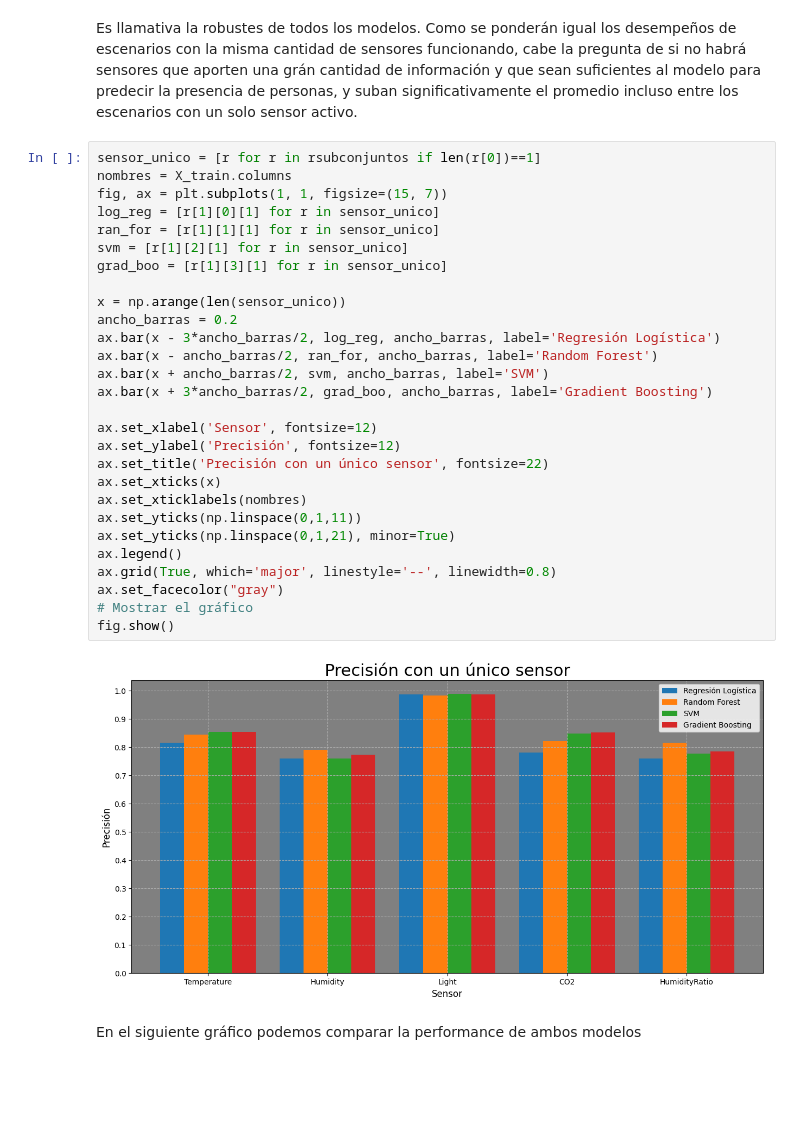
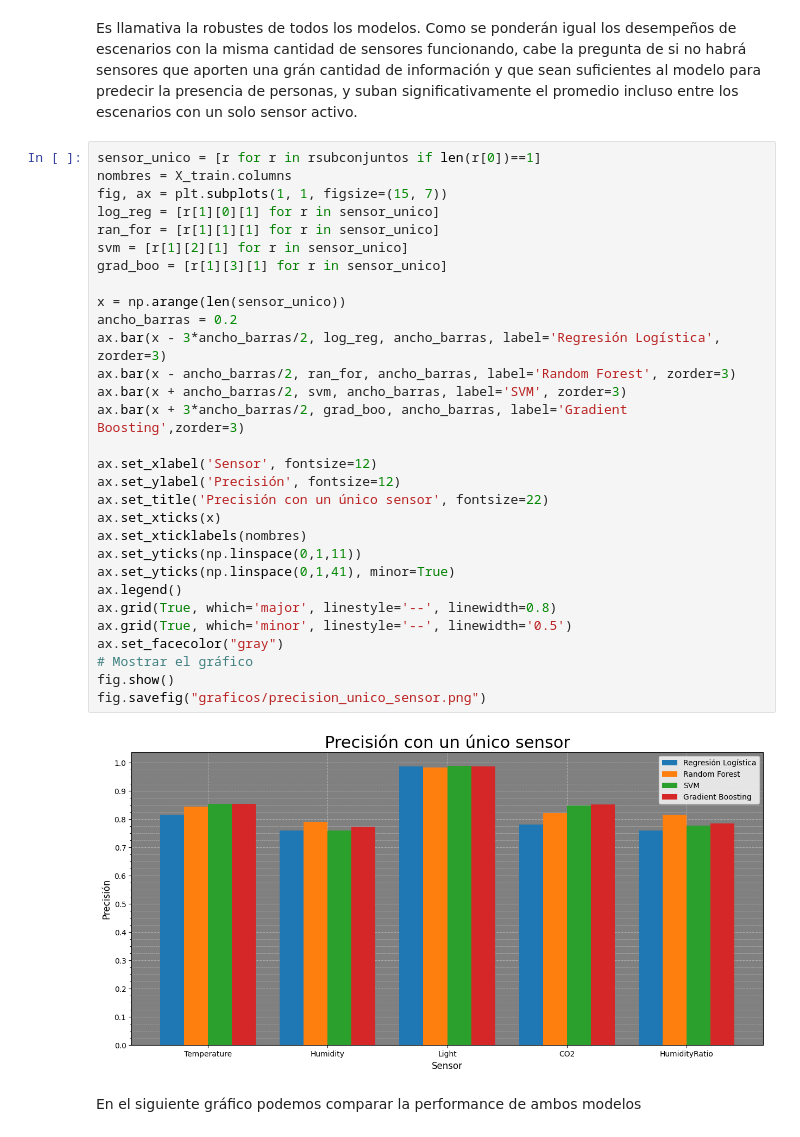
Before and after one commit to carlucho1/CONAIISI-2024-2, a Jupyter notebook: CONAIISI2024B.ipynb, the cells around one changed output. Cells and saved outputs as stored; diff of their text form; blank space fills up the shorter version.

```diff
--- a/CONAIISI2024B.ipynb
+++ b/CONAIISI2024B.ipynb
@@ -317,33 +394,35 @@ Es llamativa la robustes de todos los modelos. Como se ponderán igual los desem
 # %%
 sensor_unico = [r for r in rsubconjuntos if len(r[0])==1]
 nombres = X_train.columns
 fig, ax = plt.subplots(1, 1, figsize=(15, 7))
 log_reg = [r[1][0][1] for r in sensor_unico]
 ran_for = [r[1][1][1] for r in sensor_unico]
 svm = [r[1][2][1] for r in sensor_unico]
 grad_boo = [r[1][3][1] for r in sensor_unico]
 
 x = np.arange(len(sensor_unico))
 ancho_barras = 0.2
-ax.bar(x - 3*ancho_barras/2, log_reg, ancho_barras, label='Regresión Logística')
-ax.bar(x - ancho_barras/2, ran_for, ancho_barras, label='Random Forest')
-ax.bar(x + ancho_barras/2, svm, ancho_barras, label='SVM')
-ax.bar(x + 3*ancho_barras/2, grad_boo, ancho_barras, label='Gradient Boosting')
+ax.bar(x - 3*ancho_barras/2, log_reg, ancho_barras, label='Regresión Logística', zorder=3)
+ax.bar(x - ancho_barras/2, ran_for, ancho_barras, label='Random Forest', zorder=3)
+ax.bar(x + ancho_barras/2, svm, ancho_barras, label='SVM', zorder=3)
+ax.bar(x + 3*ancho_barras/2, grad_boo, ancho_barras, label='Gradient Boosting',zorder=3)
 
 ax.set_xlabel('Sensor', fontsize=12)
 ax.set_ylabel('Precisión', fontsize=12)
 ax.set_title('Precisión con un único sensor', fontsize=22)
 ax.set_xticks(x)
 ax.set_xticklabels(nombres)
 ax.set_yticks(np.linspace(0,1,11))
-ax.set_yticks(np.linspace(0,1,21), minor=True)
+ax.set_yticks(np.linspace(0,1,41), minor=True)
 ax.legend()
 ax.grid(True, which='major', linestyle='--', linewidth=0.8)
+ax.grid(True, which='minor', linestyle='--', linewidth='0.5')
 ax.set_facecolor("gray")
 # Mostrar el gráfico
 fig.show()
+fig.savefig("graficos/precision_unico_sensor.png")
 # %% [output]
-[figure, old version]
+[figure, new version]
 # %% [markdown]
 En el siguiente gráfico podemos comparar la performance de ambos modelos
 # %% [markdown]
```
Also changed, not shown: parts of 9 cells of this notebook.
